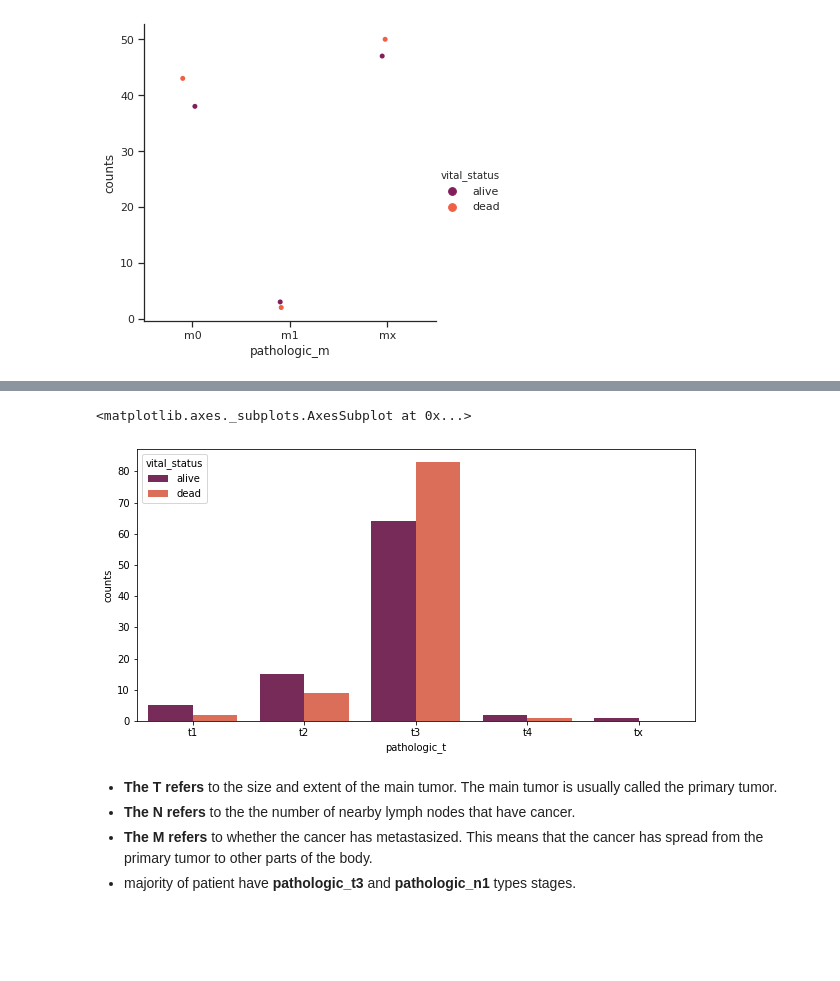
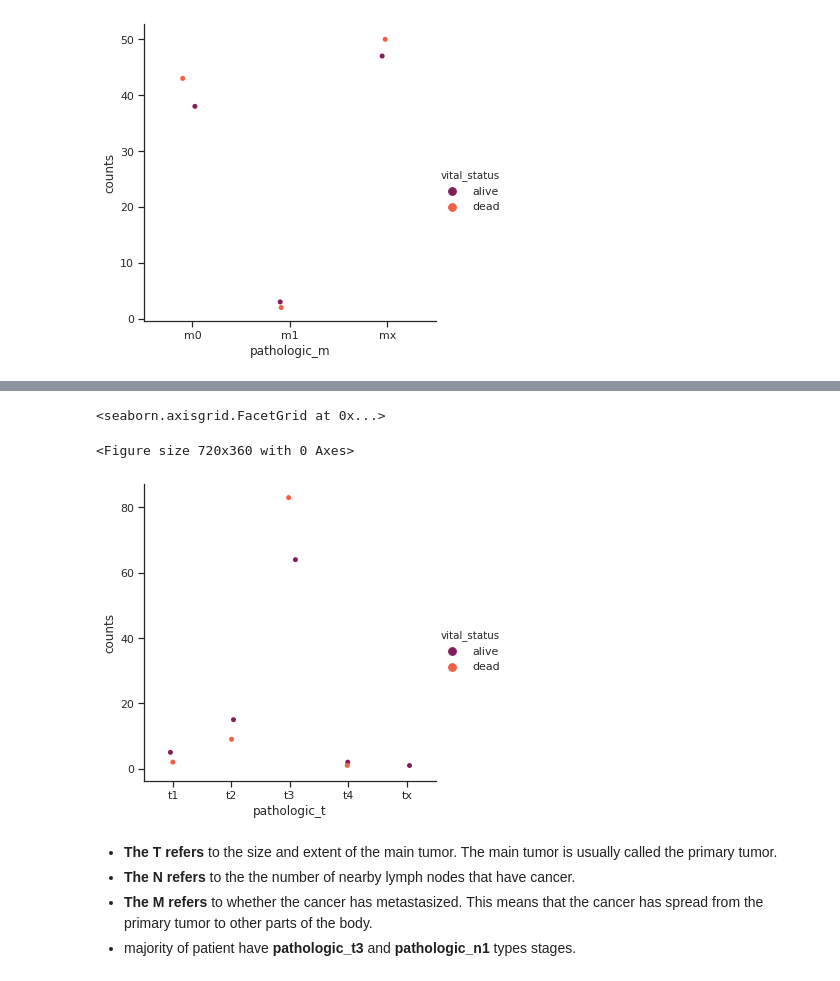
Before and after one commit to kaish114/Elucidata-Assignment-Internship, a Jupyter notebook: Elucidata_Assignment.ipynb, the cells around one changed output, grey strips where cells are left out. Drawn from its saved outputs; the diff is of its cells as text; code cells hidden in the pictures; blank space fills up the shorter version.

```diff
--- a/Elucidata_Assignment.ipynb
+++ b/Elucidata_Assignment.ipynb
@@ -591,11 +627,13 @@ sns.barplot(x='pathologic_n', y='counts', hue='vital_status', data=pathologic_n_
 # %%
 #Plotting pathologic_t Vs vital_status
-pathologic_t_group = col_meta_data.groupby(['pathologic_t', 'vital_status'])['vital_status'].count().reset_index(name='counts')
+pathologic_t_group = column_metadata.groupby(['pathologic_t', 'vital_status'])['vital_status'].count().reset_index(name='counts')
 plt.figure(figsize=(10, 5))
-sns.barplot(x='pathologic_t', y='counts', hue='vital_status', data=pathologic_t_group, palette="rocket")
+
+sns.catplot(x='pathologic_t', y='counts', hue='vital_status', data=pathologic_t_group, palette="rocket")
 # %% [output]
-<matplotlib.axes._subplots.AxesSubplot at 0x...>
+<seaborn.axisgrid.FacetGrid at 0x...>
+<Figure size 720x360 with 0 Axes>
-[figure, old version]
+[figure, new version]
 # %% [markdown]
 * **The T refers** to the size and extent of the main tumor. The main tumor is usually called the primary tumor.
 * **The N refers** to the the number of nearby lymph nodes that have cancer.
```
Also changed, not shown: parts of 23 cells of this notebook.
